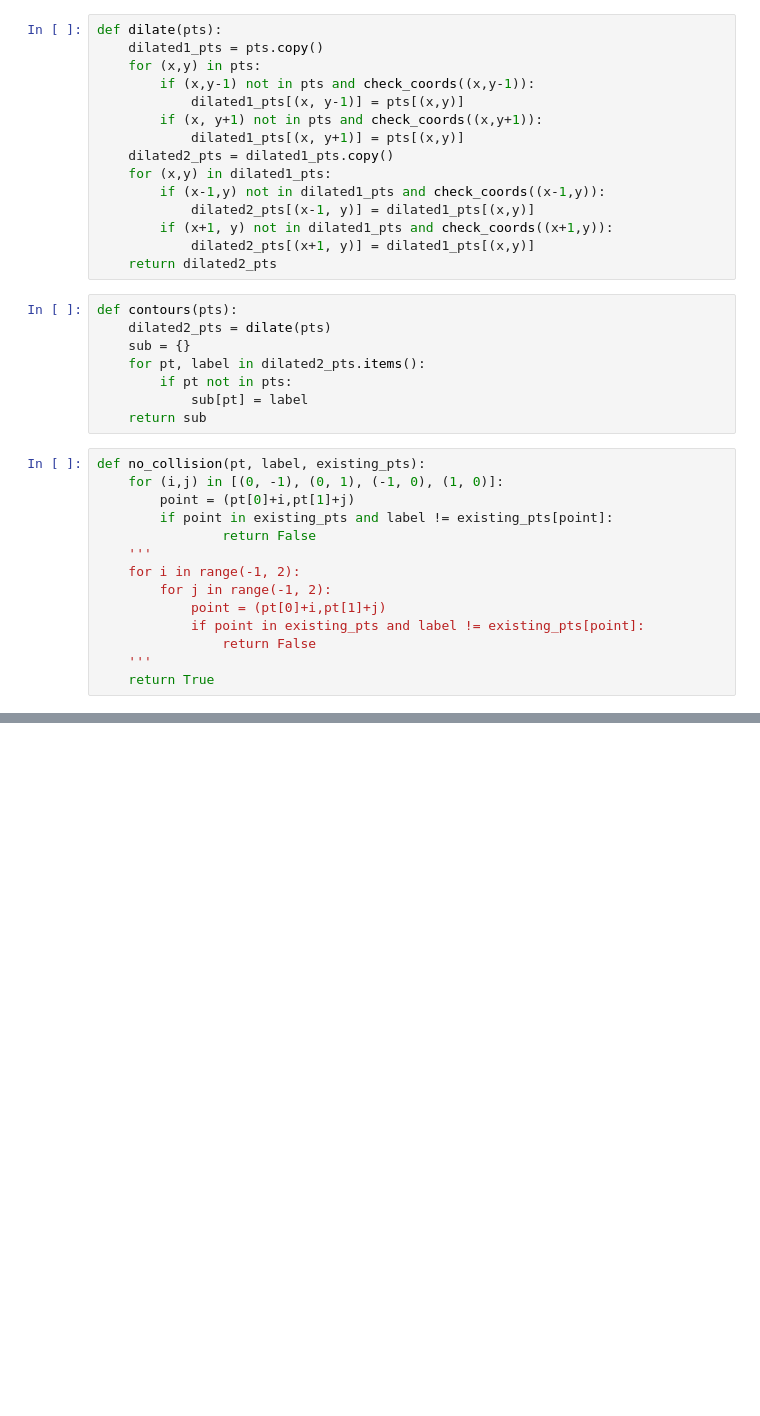
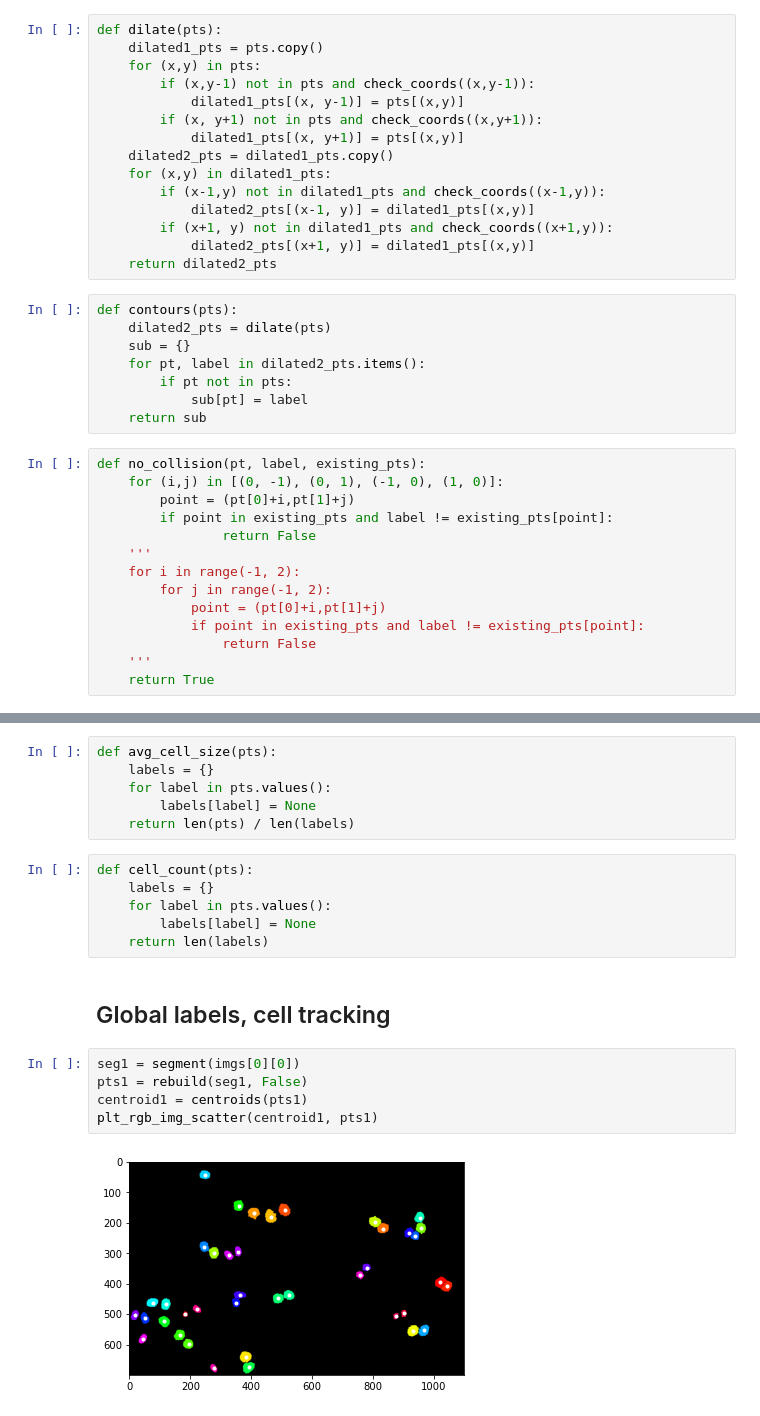
Before and after one commit to moates695/cs9517_Group_Project, a Jupyter notebook: marcus/updated_functions.ipynb, the cells around one changed output, grey strips where cells are left out. Drawn from its saved outputs; the diff is of its cells as text; blank space fills up the shorter version.

```diff
--- a/marcus/updated_functions.ipynb
+++ b/marcus/updated_functions.ipynb
@@ -235,0 +234,21 @@ print(centroid)
+# %%
+def avg_cell_size(pts):
+    labels = {}
+    for label in pts.values():
+        labels[label] = None
+    return len(pts) / len(labels)
+# %%
+def cell_count(pts):
+    labels = {}
+    for label in pts.values():
+        labels[label] = None
+    return len(labels)
+# %% [markdown]
+## Global labels, cell tracking
+# %%
+seg1 = segment(imgs[0][0])
+pts1 = rebuild(seg1, False)
+centroid1 = centroids(pts1)
+plt_rgb_img_scatter(centroid1, pts1)
+# %% [output]
+[figure, added]
```
Also changed, not shown: parts of 11 cells of this notebook.
